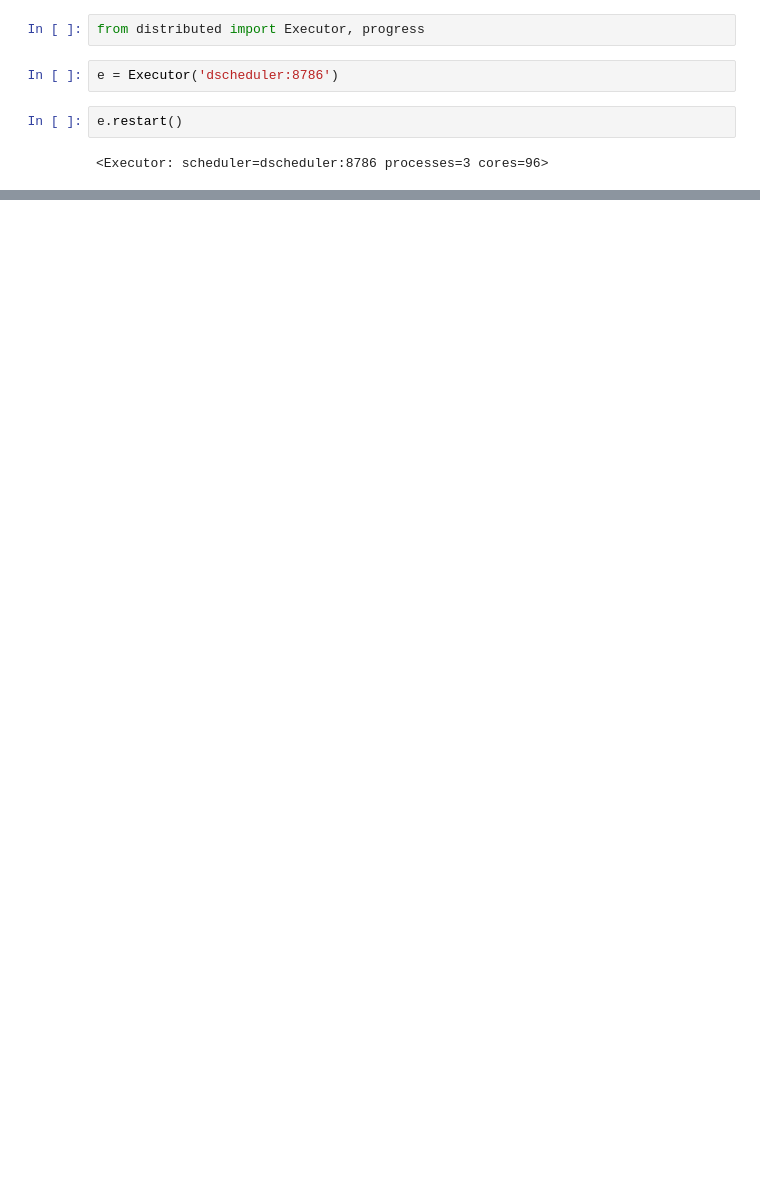
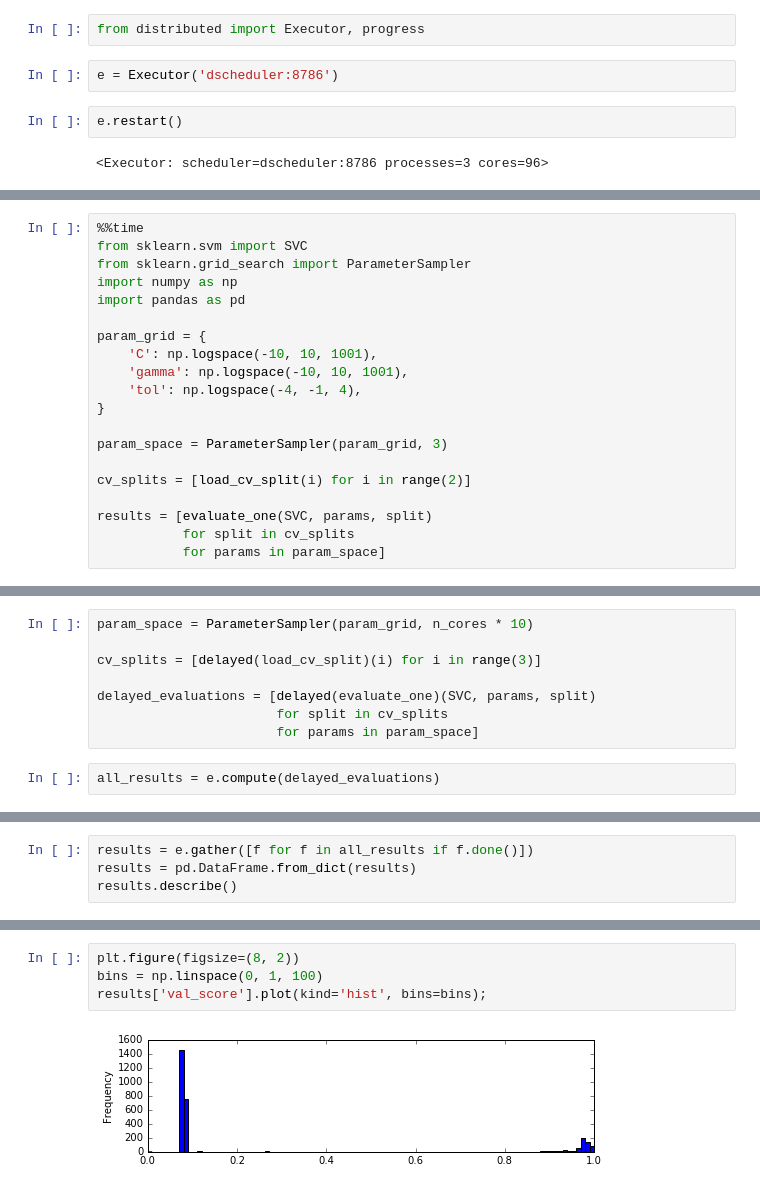
Before and after one commit to ogrisel/docker-distributed, a Jupyter notebook: examples/sklearn_parameter_search.ipynb, the cells around one changed output, grey strips where cells are left out. Cells and saved outputs as stored; diff of their text form; blank space fills up the shorter version.

```diff
--- a/examples/sklearn_parameter_search.ipynb
+++ b/examples/sklearn_parameter_search.ipynb
@@ -211,0 +107,20 @@ plot_param_map(high_tol, high_tol['training_time'], 'training time (s)')
+# %%
+%%time
+from sklearn.svm import SVC
+from sklearn.grid_search import ParameterSampler
+import numpy as np
+import pandas as pd
+
+param_grid = {
+    'C': np.logspace(-10, 10, 1001),
+    'gamma': np.logspace(-10, 10, 1001),
+    'tol': np.logspace(-4, -1, 4),
+}
+
+param_space = ParameterSampler(param_grid, 3)
+
+cv_splits = [load_cv_split(i) for i in range(2)]
+
+results = [evaluate_one(SVC, params, split)
+           for split in cv_splits
+           for params in param_space]
@@ -211,0 +178,10 @@ plot_param_map(high_tol, high_tol['training_time'], 'training time (s)')
+# %%
+param_space = ParameterSampler(param_grid, n_cores * 10)
+
+cv_splits = [delayed(load_cv_split)(i) for i in range(3)]
+
+delayed_evaluations = [delayed(evaluate_one)(SVC, params, split)
+                       for split in cv_splits
+                       for params in param_space]
+# %%
+all_results = e.compute(delayed_evaluations)
@@ -211,0 +190,4 @@ plot_param_map(high_tol, high_tol['training_time'], 'training time (s)')
+# %%
+results = e.gather([f for f in all_results if f.done()])
+results = pd.DataFrame.from_dict(results)
+results.describe()
@@ -211,0 +204,6 @@ plot_param_map(high_tol, high_tol['training_time'], 'training time (s)')
+# %%
+plt.figure(figsize=(8, 2))
+bins = np.linspace(0, 1, 100)
+results['val_score'].plot(kind='hist', bins=bins);
+# %% [output]
+[figure, added]
```
Also changed, not shown: parts of 64 cells of this notebook.
